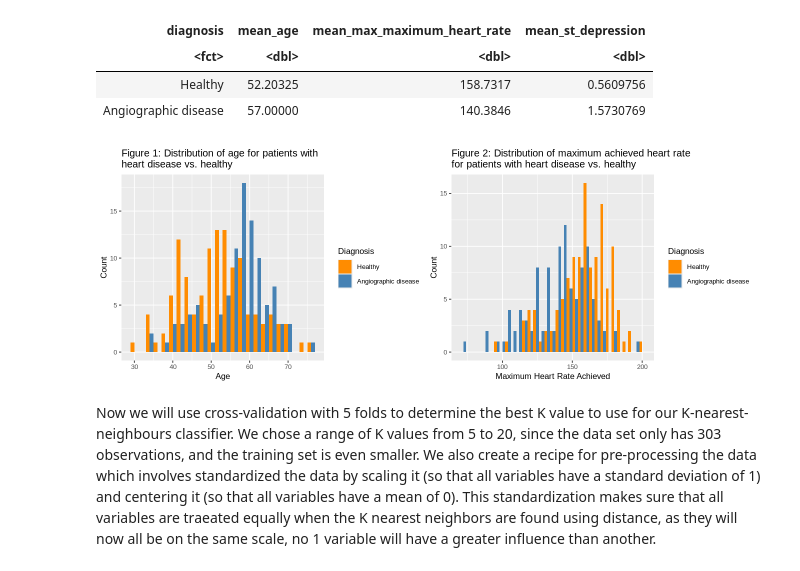
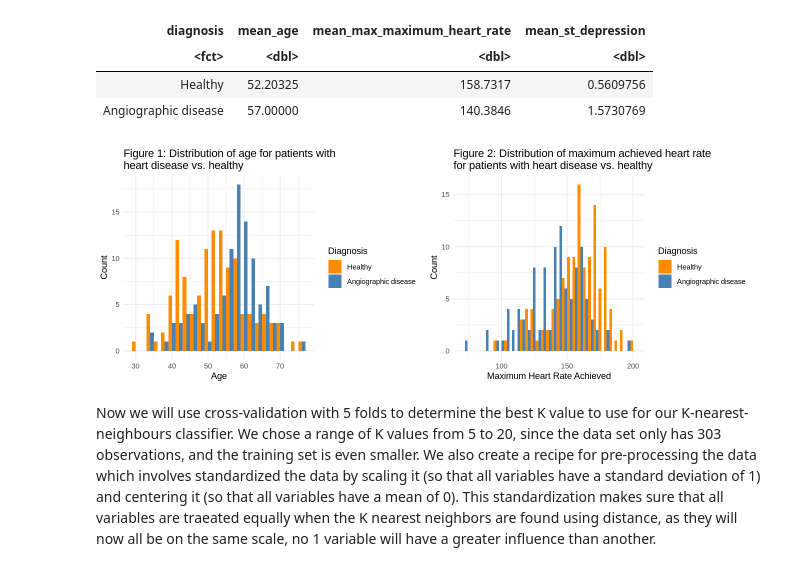
Before and after one commit to goete/Heart-Disease-Prediction-Modelling, a Jupyter notebook: final_report.ipynb, the cells around one changed output. Drawn from its saved outputs; the diff is of its cells as text; code cells hidden in the pictures.

```diff
--- a/final_report.ipynb
+++ b/final_report.ipynb
@@ -114,24 +114,26 @@ A tibble: 2 × 4
 # %%
 graph_age <- training_set |>
     ggplot(aes(x = age, fill = diagnosis)) +
     geom_histogram(position = "dodge", binwidth = 2) +
     labs(x = "Age", y = "Count", fill = "Diagnosis") +
     ggtitle("Figure 1: Distribution of age for patients with\nheart disease vs. healthy") +
     theme(text = element_text(size = 10)) +
+    theme_minimal() +
     scale_fill_manual(values = c("darkorange", "steelblue"))
 
 graph_heart_rate <- training_set |>
     ggplot(aes(x = max_heart_rate, fill = diagnosis)) +
     geom_histogram(position = "dodge", binwidth = 4) +
     labs(x = "Maximum Heart Rate Achieved", y = "Count", fill = "Diagnosis") +
     ggtitle("Figure 2: Distribution of maximum achieved heart rate\nfor patients with heart disease vs. healthy") +
     theme(text = element_text(size = 10)) +
+    theme_minimal() +
     scale_fill_manual(values = c("darkorange", "steelblue"))
 
 options(repr.plot.width = 11, repr.plot.height = 4)
 grid.arrange(graph_age, graph_heart_rate, ncol = 2)
 # %% [output]
-[figure, old version]
+[figure, new version]
 # %% [markdown]
 Now we will use cross-validation with 5 folds to determine the best K value to use for our K-nearest-neighbours classifier. We chose a range of K values from 5 to 20, since the data set only has 303 observations, and the training set is even smaller. We also create a recipe for pre-processing the data which involves standardized the data by scaling it (so that all variables have a standard deviation of 1) and centering it (so that all variables have a mean of 0). This standardization makes sure that all variables are traeated equally when the K nearest neighbors are found using distance, as they will now all be on the same scale, no 1 variable will have a greater influence than another.
 # %%
```
Also changed, not shown: parts of 14 cells of this notebook.
